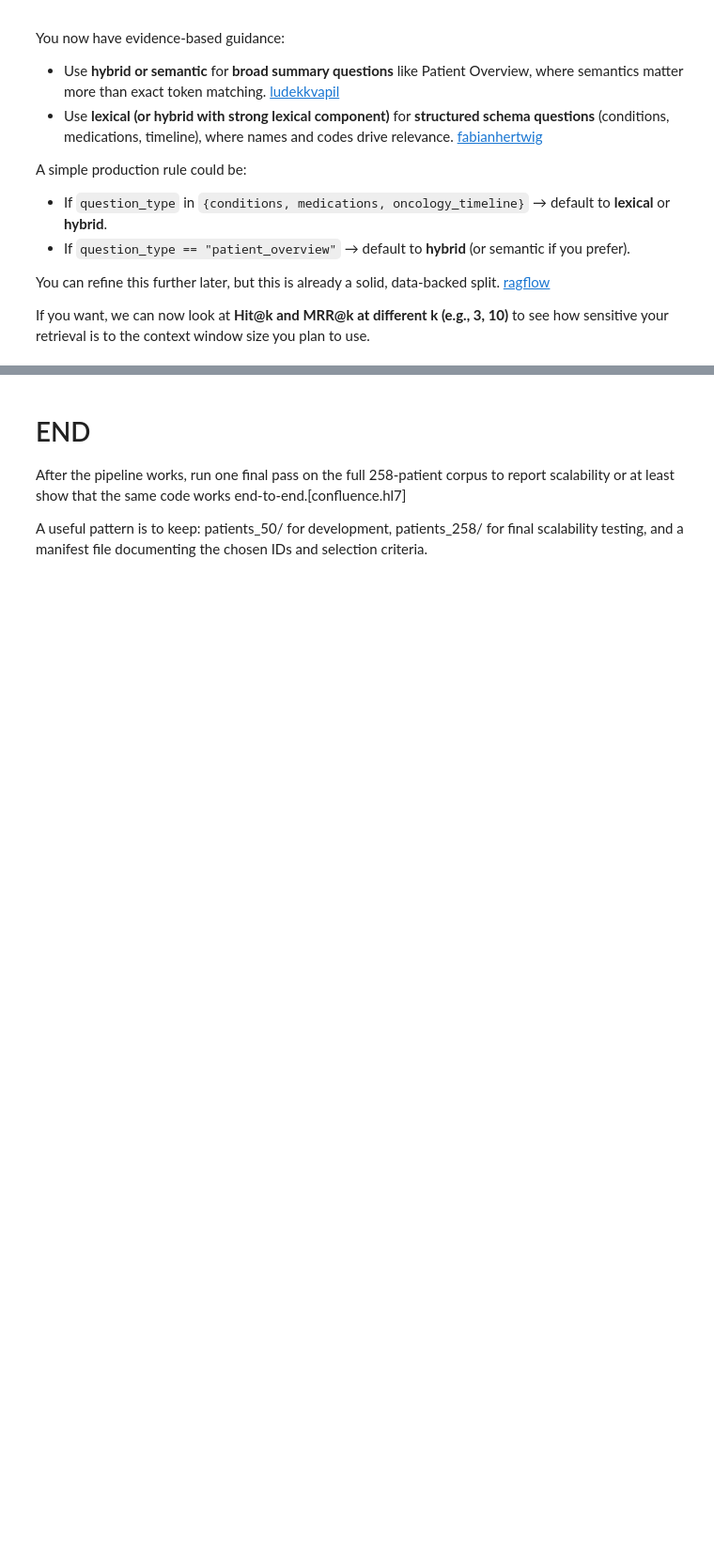
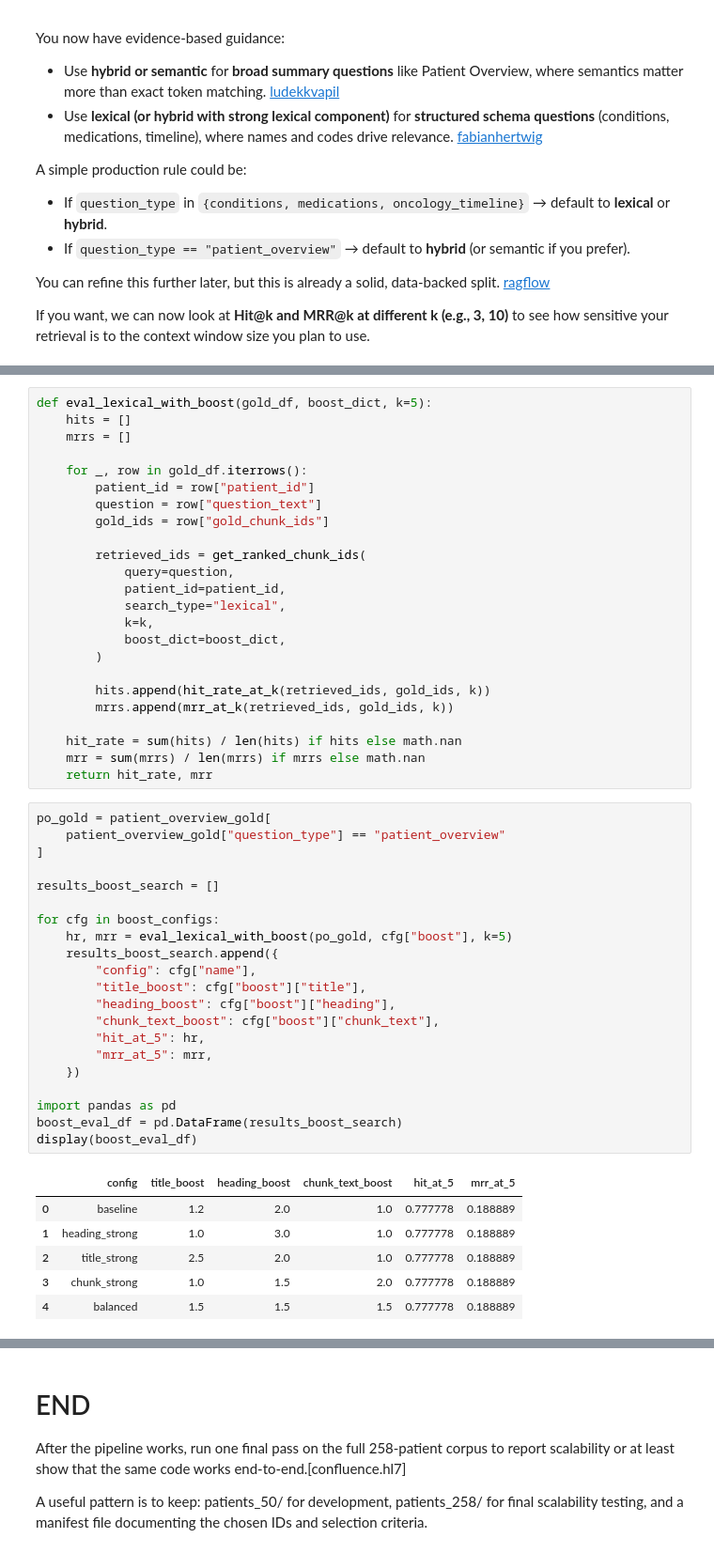
Before and after one commit to btomaszewicz/llm-zoomcamp-capstone-project, a Jupyter notebook: notebooks/rag_eval_cost.ipynb, the cells around one changed output, grey strips where cells are left out. Shown at 94% size. Cells and saved outputs as stored; diff of their text form; blank space fills up the shorter version.

```diff
--- a/notebooks/rag_eval_cost.ipynb
+++ b/notebooks/rag_eval_cost.ipynb
@@ -3591,0 +3912,52 @@ If you want, we can now look at **Hit@k and MRR@k at different k (e.g., 3, 10)**
+# %%
+def eval_lexical_with_boost(gold_df, boost_dict, k=5):
+    hits = []
+    mrrs = []
+
+    for _, row in gold_df.iterrows():
+        patient_id = row["patient_id"]
+        question = row["question_text"]
+        gold_ids = row["gold_chunk_ids"]
+
+        retrieved_ids = get_ranked_chunk_ids(
+            query=question,
+            patient_id=patient_id,
+            search_type="lexical",
+            k=k,
+            boost_dict=boost_dict,
+        )
+
+        hits.append(hit_rate_at_k(retrieved_ids, gold_ids, k))
+        mrrs.append(mrr_at_k(retrieved_ids, gold_ids, k))
+
+    hit_rate = sum(hits) / len(hits) if hits else math.nan
+    mrr = sum(mrrs) / len(mrrs) if mrrs else math.nan
+    return hit_rate, mrr
+# %%
+po_gold = patient_overview_gold[
+    patient_overview_gold["question_type"] == "patient_overview"
+]
+
+results_boost_search = []
+
+for cfg in boost_configs:
+    hr, mrr = eval_lexical_with_boost(po_gold, cfg["boost"], k=5)
+    results_boost_search.append({
+        "config": cfg["name"],
+        "title_boost": cfg["boost"]["title"],
+        "heading_boost": cfg["boost"]["heading"],
+        "chunk_text_boost": cfg["boost"]["chunk_text"],
+        "hit_at_5": hr,
+        "mrr_at_5": mrr,
+    })
+
+import pandas as pd
+boost_eval_df = pd.DataFrame(results_boost_search)
+display(boost_eval_df)
+# %% [output]
+|  | config | title_boost | heading_boost | chunk_text_boost | hit_at_5 | mrr_at_5 |
+| 0 | baseline | 1.2 | 2.0 | 1.0 | 0.777778 | 0.188889 |
+| 1 | heading_strong | 1.0 | 3.0 | 1.0 | 0.777778 | 0.188889 |
+| 2 | title_strong | 2.5 | 2.0 | 1.0 | 0.777778 | 0.188889 |
+| 3 | chunk_strong | 1.0 | 1.5 | 2.0 | 0.777778 | 0.188889 |
+| 4 | balanced | 1.5 | 1.5 | 1.5 | 0.777778 | 0.188889 |
```
Also changed, not shown: parts of 35 cells of this notebook.
